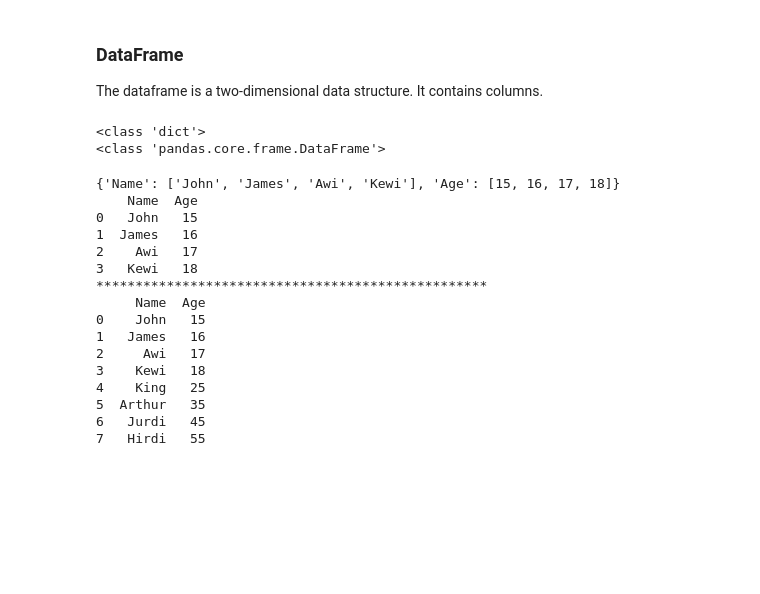
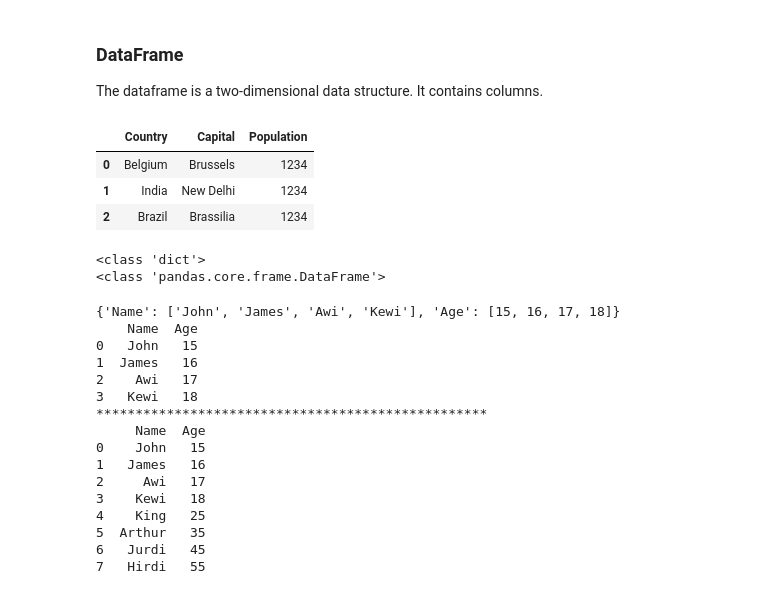
Before and after one commit to NIteshx2/ML-Hackathon, a Jupyter notebook: TUTORIALS/Session/pandas-tutorial-for-beginners.ipynb, the cells around one changed output. Cells and saved outputs as stored; diff of their text form; code cells hidden in the pictures; blank space fills up the shorter version.

```diff
--- a/TUTORIALS/Session/pandas-tutorial-for-beginners.ipynb
+++ b/TUTORIALS/Session/pandas-tutorial-for-beginners.ipynb
@@ -150,13 +150,20 @@ The dataframe is a two-dimensional data structure. It contains columns.
 # %%
 data = {'Country' : ['Belgium', 'India', 'Brazil' ],
         'Capital': ['Brussels', 'New Delhi', 'Brassilia'],
         'Population': [1234,1234,1234]}
 datas = pd.DataFrame(data, columns=['Country','Capital','Population'])
-print(type(data))
-print(type(datas))
+datas
 # %% [output]
-<class 'dict'>
-<class 'pandas.core.frame.DataFrame'>
+|  | Country | Capital | Population |
+| 0 | Belgium | Brussels | 1234 |
+| 1 | India | New Delhi | 1234 |
+| 2 | Brazil | Brassilia | 1234 |
+# %%
+print(type(data))
+print(type(datas))
+# %% [output]
+<class 'dict'>
+<class 'pandas.core.frame.DataFrame'>
 # %%
 dictionary={"Name":["John","James","Awi","Kewi"],
            "Age":[15,16,17,18]}
```
Also changed, not shown: parts of 3 cells of this notebook.
